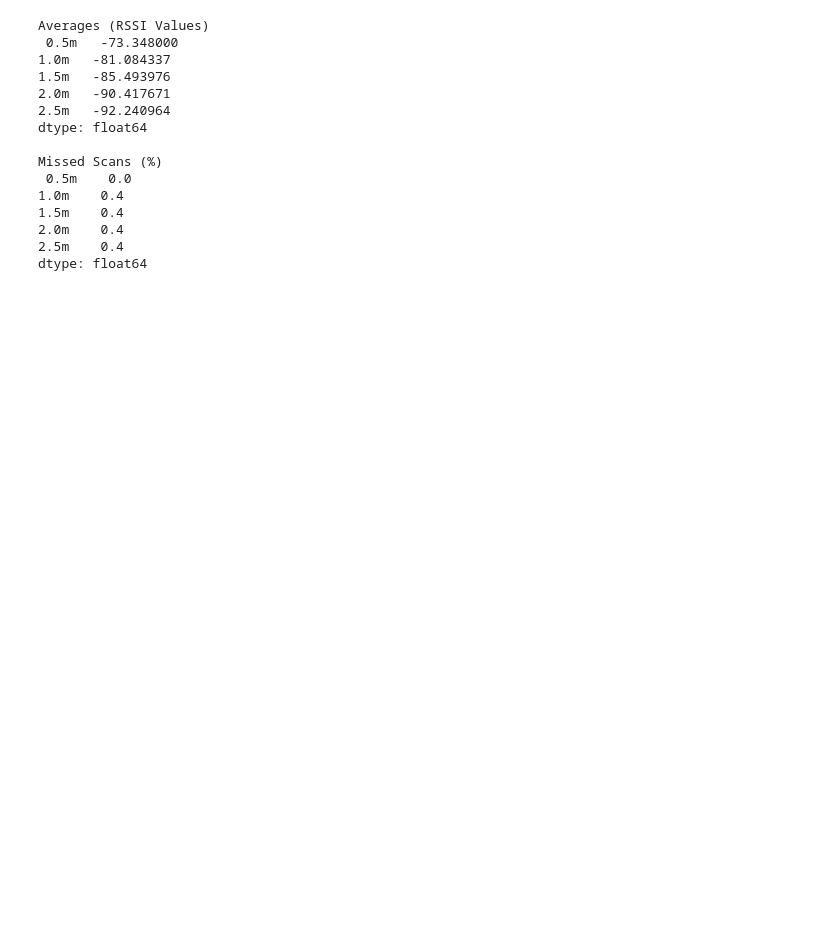
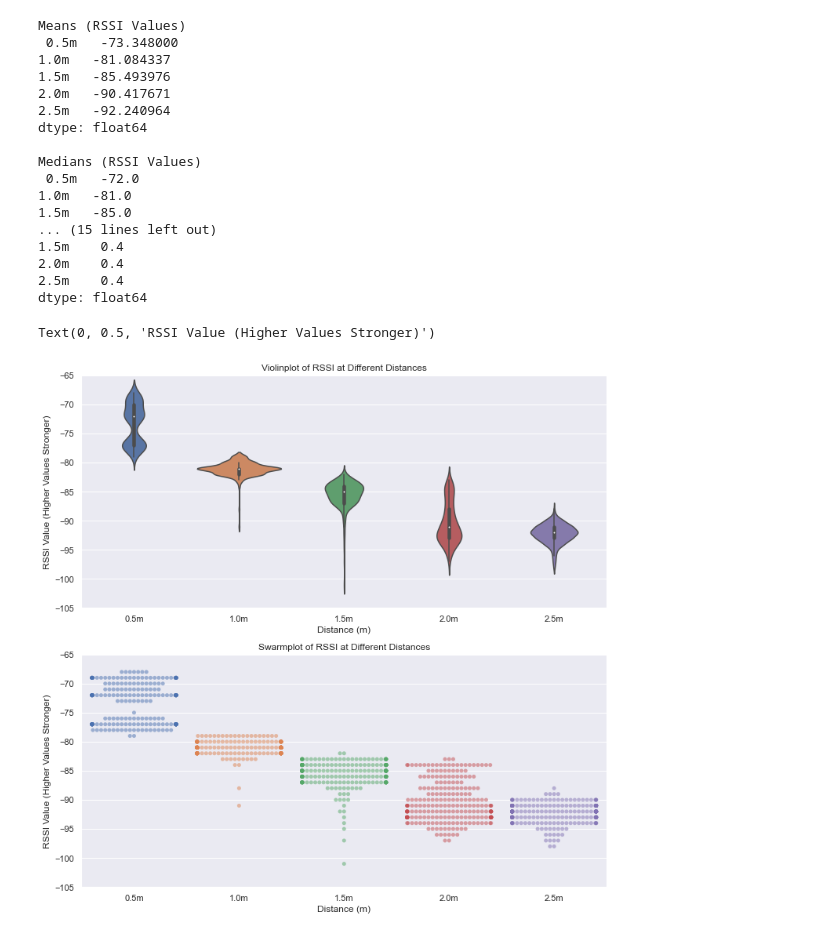
Before and after one commit to RyWilliamson/Keep-Your-Distance, a Jupyter notebook: data/notebooks/rssi_experiment.ipynb, the cells around one changed output. Cells and saved outputs as stored; diff of their text form; code cells hidden in the pictures; blank space fills up the shorter version.

Commit message:
Experiment visualisations.

```diff
--- a/data/notebooks/rssi_experiment.ipynb
+++ b/data/notebooks/rssi_experiment.ipynb
@@ -1,4 +1,5 @@
 # %%
+# Data Read
 import pandas as pd
 import numpy as np
 import seaborn as sns
@@ -8,12 +9,16 @@ from matplotlib import pyplot as plt
 processed_dir = "../processed/"
 
 dataset = pd.read_csv(processed_dir + "rssi_processed.csv", index_col=0)
-averages = dataset.mean(axis=0)
+means = dataset.mean(axis=0)
+medians = dataset.median(axis=0)
+stds = dataset.std(axis=0)
 missing = dataset.isna().mean() * 100
-print("Averages (RSSI Values)\n",averages)
+print("Means (RSSI Values)\n",means)
+print("\nMedians (RSSI Values)\n", medians)
+print("\nStandard Deviations\n", stds)
 print("\nMissed Scans (%)\n",missing)
 # %% [output]
-Averages (RSSI Values)
+Means (RSSI Values)
  0.5m   -73.348000
 1.0m   -81.084337
 1.5m   -85.493976
@@ -21,9 +26,11 @@ Averages (RSSI Values)
 2.5m   -92.240964
 dtype: float64
 
-Missed Scans (%)
- 0.5m    0.0
-1.0m    0.4
+Medians (RSSI Values)
+ 0.5m   -72.0
+1.0m   -81.0
+1.5m   -85.0
+... (15 lines left out)
 1.5m    0.4
 2.0m    0.4
 2.5m    0.4
@@ -30,0 +62,18 @@ dtype: float64
+# %%
+# Raw data Violin / swarmplot
+sns.set_theme()
+
+fig, ax = plt.subplots(2,1, figsize=(12, 12))
+sns.violinplot(data=dataset, orient="v", alpha=1.0, ax=ax[0]).set_title("Violinplot of RSSI at Different Distances")
+sns.swarmplot(data=dataset, alpha=0.5, split=True, ax=ax[1]).set_title("Swarmplot of RSSI at Different Distances")
+
+ax[0].set_xlabel("Distance (m)")
+ax[0].set_ylim(-105, -65)
+ax[0].set_ylabel("RSSI Value (Higher Values Stronger)")
+
+ax[1].set_xlabel("Distance (m)")
+ax[1].set_ylim(-105, -65)
+ax[1].set_ylabel("RSSI Value (Higher Values Stronger)")
+# %% [output]
+Text(0, 0.5, 'RSSI Value (Higher Values Stronger)')
+[figure, added]
```
Also changed, not shown: parts of 9 cells of this notebook, 24 other files.
